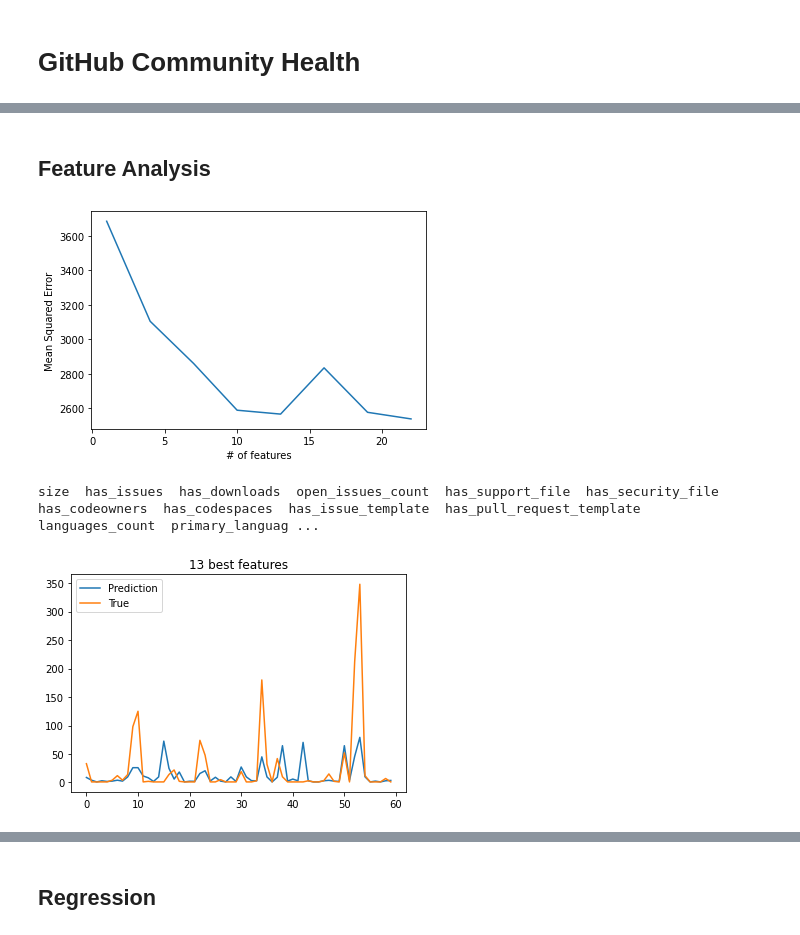
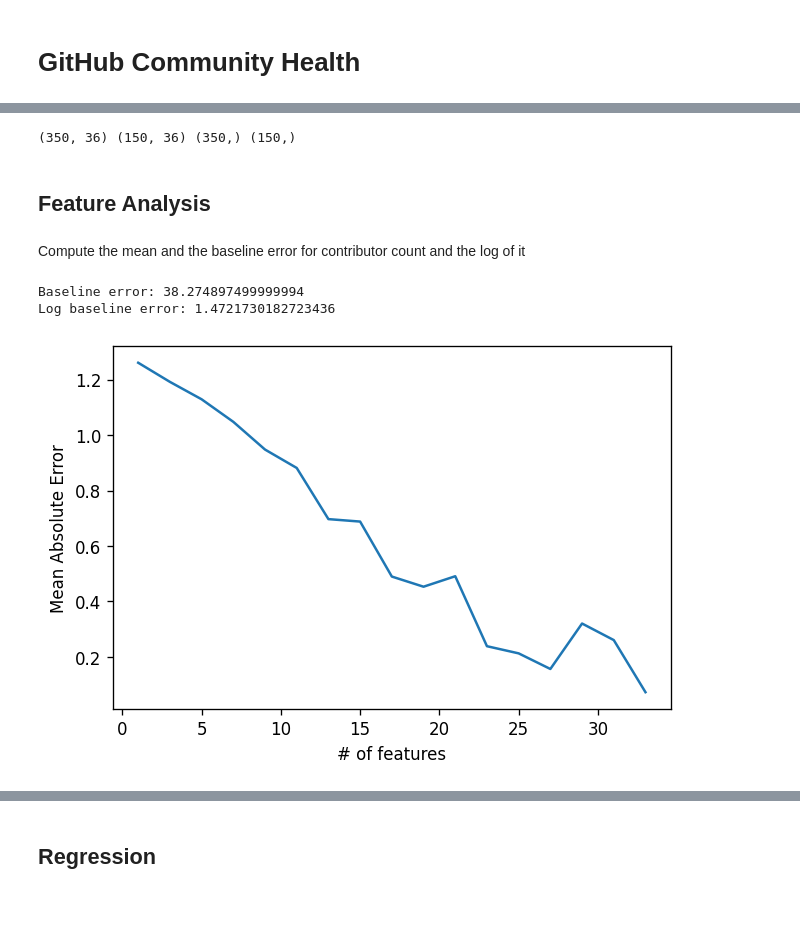
Before and after one commit to GaryGSC/cs472-proposal, a Jupyter notebook: analysis.ipynb, the cells around one changed output, grey strips where cells are left out. Cells and saved outputs as stored; diff of their text form; code cells hidden in the pictures; blank space fills up the shorter version.

```diff
--- a/analysis.ipynb
+++ b/analysis.ipynb
@@ -79,5 +78,26 @@ print(X_sample_train.shape, X_sample_test.shape, y_sample_train.shape, y_sample_
+# %%
+# Randomly sample from the data set
+selection = np.random.randint(1, len(X), 500)
+X_sample = X[selection]
+y_sample = y_log[selection]
+
+# Split sample into train and test sets
+X_sample_train, X_sample_test, y_sample_train, y_sample_test = train_test_split(X_sample, y_sample, test_size=0.3)
+print(X_sample_train.shape, X_sample_test.shape, y_sample_train.shape, y_sample_test.shape)
+# %% [output]
+(350, 36) (150, 36) (350,) (150,)
 # %% [markdown]
 ## Feature Analysis
+# %% [markdown]
+Compute the mean and the baseline error for contributor count and the log of it
+# %%
+mean = np.mean(y)
+print(f"Baseline error: {mean_absolute_error(np.full_like(y, mean), y)}")
+mean_log = np.mean(y_log)
+print(f"Log baseline error: {mean_absolute_error(np.full_like(y_log, mean_log), y_log)}")
+# %% [output]
+Baseline error: 38.274897499999994
+Log baseline error: 1.4721730182723436
 # %%
 # Plot with n best features
 def view_pred(n, n_pred, n_feats):
@@ -89,49 +109,45 @@ def view_pred(n, n_pred, n_feats):
     plt.legend()
     plt.show()
 # %%
-# Sequential feature selection with knn
+# Sequential feature selection
 # Define custom distance metric to handle numeric and categorical data
 def my_dist(x, y, cat_cols=[]):
     total = 0
     for i, feature in enumerate(x):
         if i not in cat_cols:
             total += np.abs(feature - y[i])
         elif feature != y[i]:
             total += 0.5
     return total
 
-regr = KNeighborsRegressor(metric=my_dist, metric_params={"cat_cols": cat_cols})
+# regr = KNeighborsRegressor(metric=my_dist, metric_params={"cat_cols": cat_cols})
 # regr = MLPRegressor(max_iter=10000)
-# regr = DecisionTreeRegressor(max_depth=5)
-domain = np.arange(1, 25, 3)
+regr = DecisionTreeRegressor(max_depth=10)
+domain = np.arange(1, 35, 2)
 n_err = {}
 n_pred = {}
 n_feats = {}
 
 for i, n in enumerate(domain):
 
     sfs = SequentialFeatureSelector(regr, n_features_to_select=int(n), direction="forward")
     sfs.fit(X_sample_train, y_sample_train)
     feats = sfs.get_support()
     n_feats[n] = feats
     X_reduce = X_sample_test.T[feats].T
 
     regr.fit(X_reduce, y_sample_test)
     pred = regr.predict(X_reduce)
     n_pred[n] = pred
-    err = mean_squared_error(y_sample_test, pred)
+    err = mean_absolute_error(y_sample_test, pred)
     n_err[n] = err
 
 # Plot n vs err
+plt.rcParams["figure.dpi"] = 120
 plt.plot(domain, n_err.values())
 plt.xlabel("# of features")
-plt.ylabel("Mean Squared Error")
+plt.ylabel("Mean Absolute Error")
+plt.savefig("feature_selection.png", dpi=300)
 plt.show()
 # %% [output]
-[figure, old version]
+[figure, new version]
-# %%
-n_best = min(n_err, key=n_err.get)
-view_pred(13, n_pred, n_feats)
-# %% [output]
-size  has_issues  has_downloads  open_issues_count  has_support_file  has_security_file  has_codeowners  has_codespaces  has_issue_template  has_pull_request_template  languages_count  primary_languag ...
-[figure, removed]
```
Also changed, not shown: parts of 22 cells of this notebook, 8 other files.
